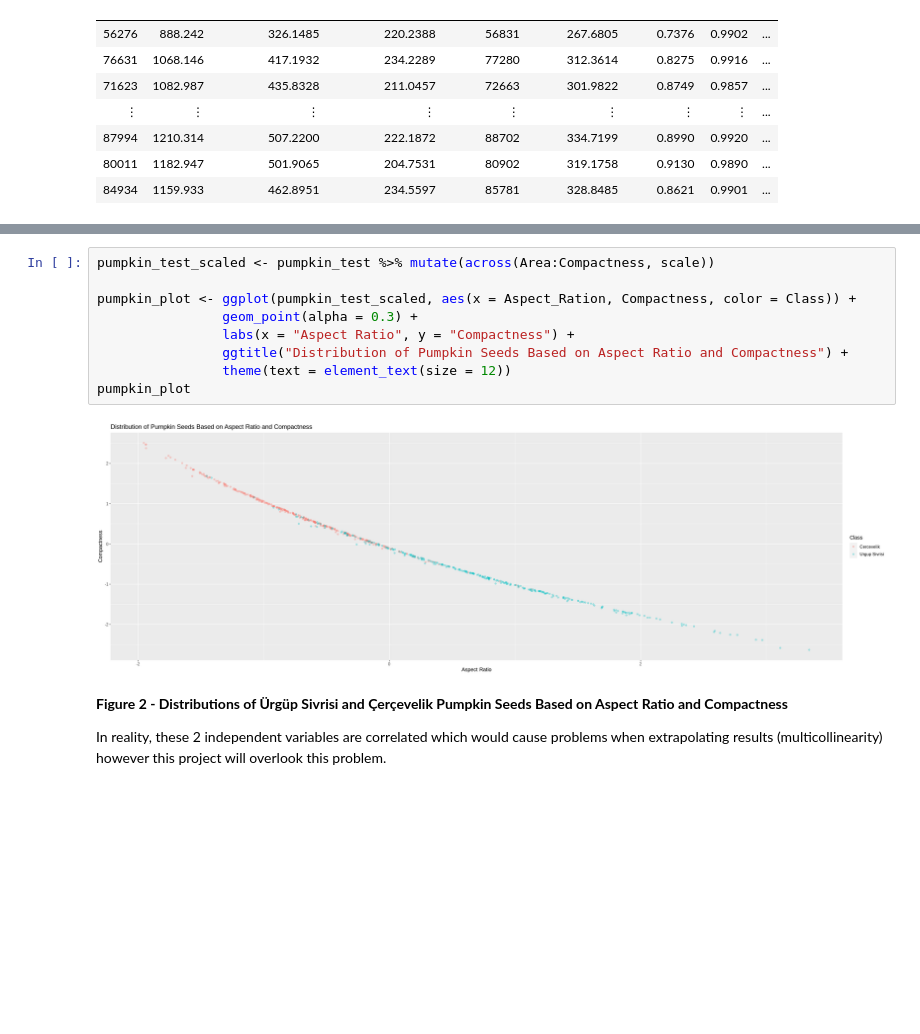
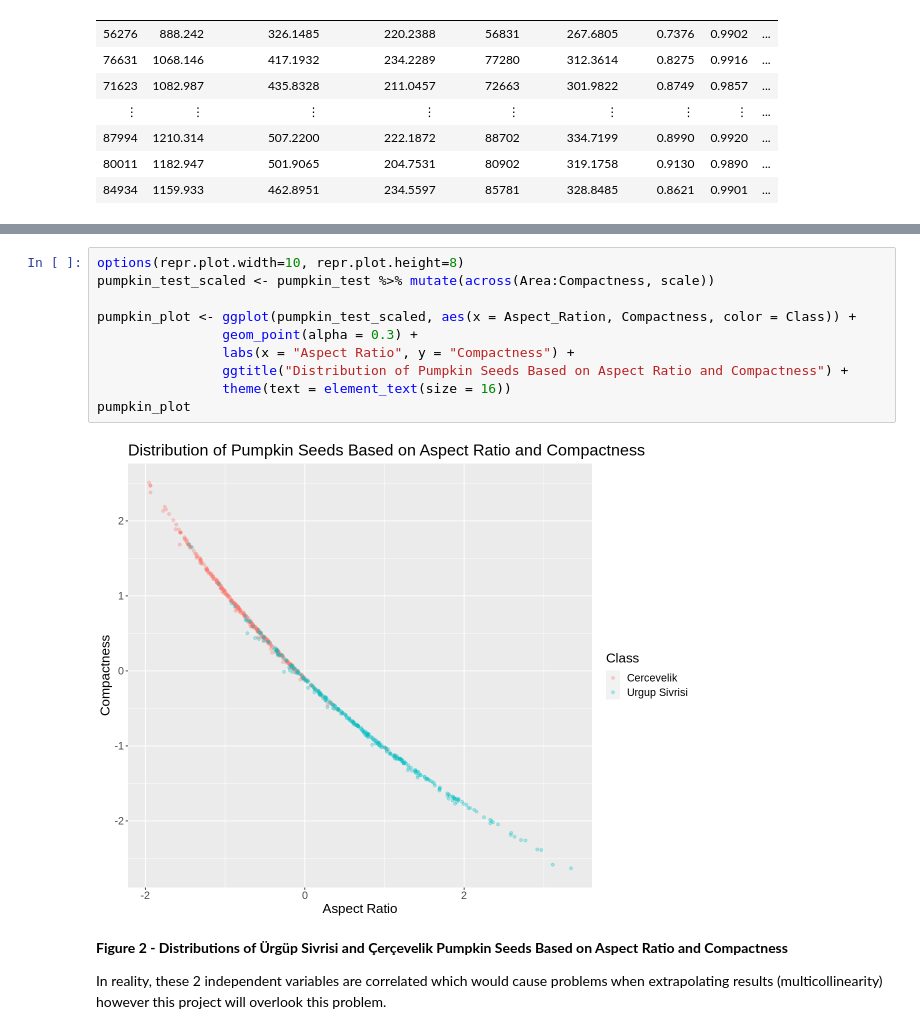
Before and after one commit to luevrata/pumpkin_seeds_data, a Jupyter notebook: Final Project Submission.ipynb, the cells around one changed output, grey strips where cells are left out. Cells and saved outputs as stored; diff of their text form; blank space fills up the shorter version.

```diff
--- a/Final Project Submission.ipynb
+++ b/Final Project Submission.ipynb
@@ -110,14 +110,15 @@ Here is a visualization of how the pumpkin seed types are distributed based on t
 # %%
+options(repr.plot.width=10, repr.plot.height=8)
 pumpkin_test_scaled <- pumpkin_test %>% mutate(across(Area:Compactness, scale))
 
 pumpkin_plot <- ggplot(pumpkin_test_scaled, aes(x = Aspect_Ration, Compactness, color = Class)) +
                 geom_point(alpha = 0.3) +
                 labs(x = "Aspect Ratio", y = "Compactness") +
                 ggtitle("Distribution of Pumpkin Seeds Based on Aspect Ratio and Compactness") +
-                theme(text = element_text(size = 12))
+                theme(text = element_text(size = 16))
 pumpkin_plot
 # %% [output]
-[figure, old version]
+[figure, new version]
 # %% [markdown]
 **Figure 2 - Distributions of Ürgüp Sivrisi and Çerçevelik Pumpkin Seeds Based on Aspect Ratio and Compactness**
 
```
Also changed, not shown: parts of 17 cells of this notebook.
